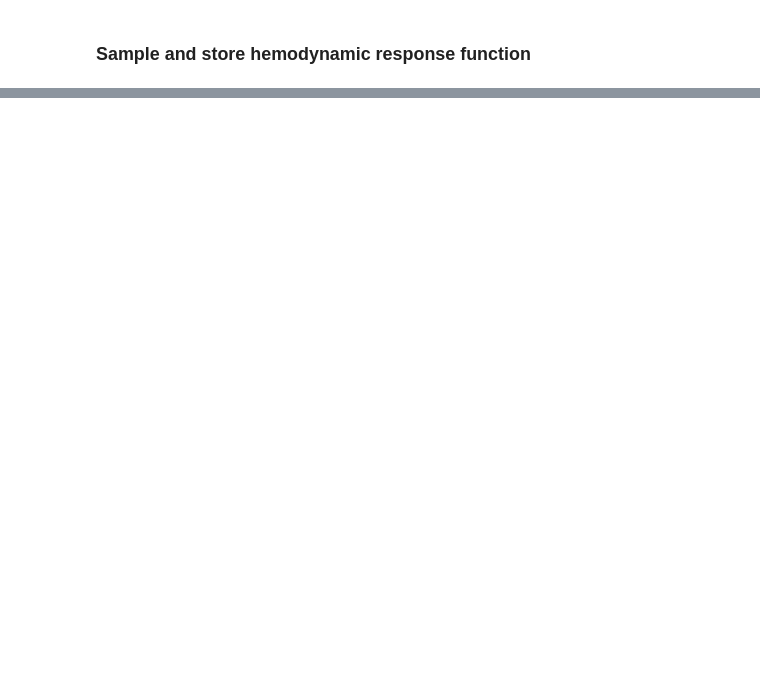
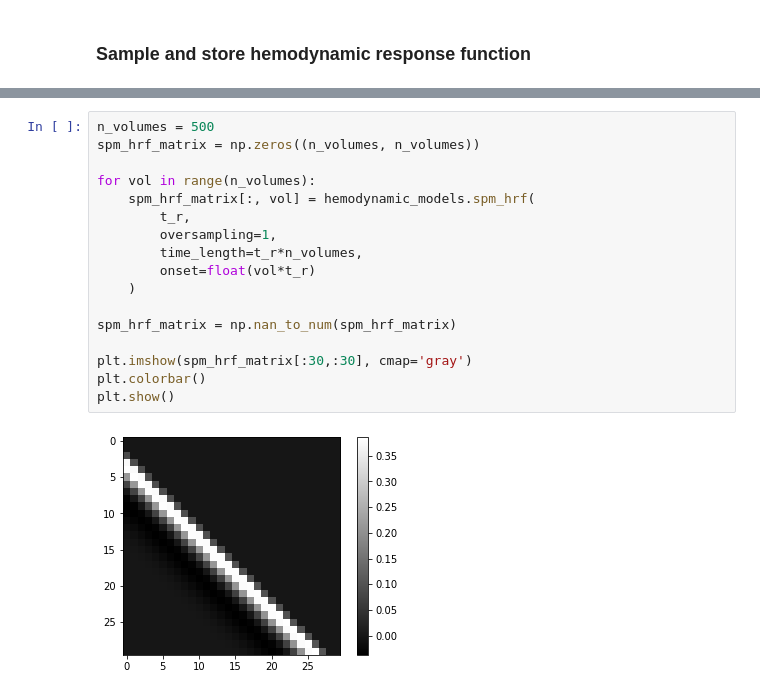
Before and after one commit to kbonna/decidenet, a Jupyter notebook: connectivity_analysis/dn_ca_01_deconvolution.ipynb, the cells around one changed output, grey strips where cells are left out. Drawn from its saved outputs; the diff is of its cells as text; blank space fills up the shorter version.

```diff
--- a/connectivity_analysis/dn_ca_01_deconvolution.ipynb
+++ b/connectivity_analysis/dn_ca_01_deconvolution.ipynb
@@ -64,0 +97,19 @@ len(ts_deco)
+# %%
+n_volumes = 500
+spm_hrf_matrix = np.zeros((n_volumes, n_volumes))
+
+for vol in range(n_volumes):
+    spm_hrf_matrix[:, vol] = hemodynamic_models.spm_hrf(
+        t_r,
+        oversampling=1,
+        time_length=t_r*n_volumes,
+        onset=float(vol*t_r)
+    )
+
+spm_hrf_matrix = np.nan_to_num(spm_hrf_matrix)
+
+plt.imshow(spm_hrf_matrix[:30,:30], cmap='gray')
+plt.colorbar()
+plt.show()
+# %% [output]
+[figure, added]
```
Also changed, not shown: parts of 10 cells of this notebook, 2 other files.
